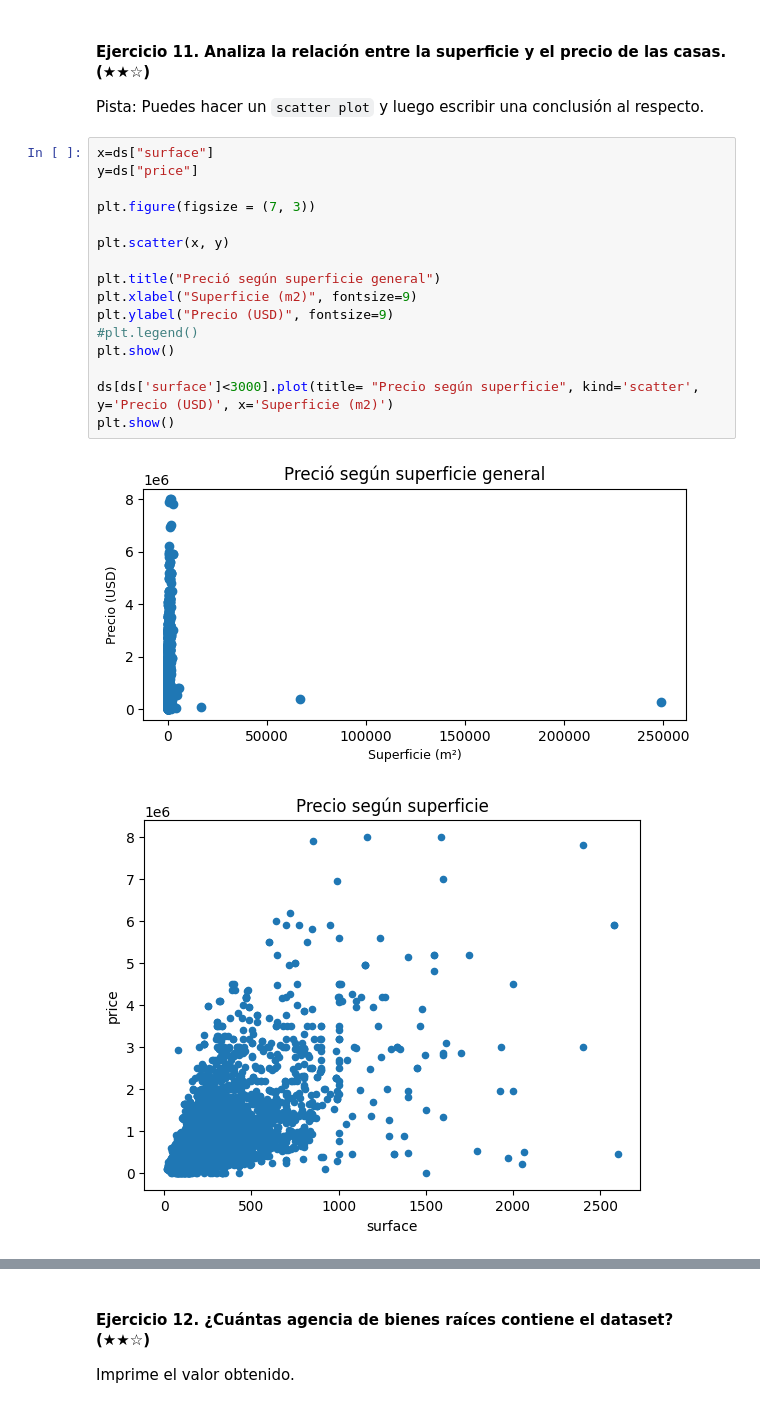
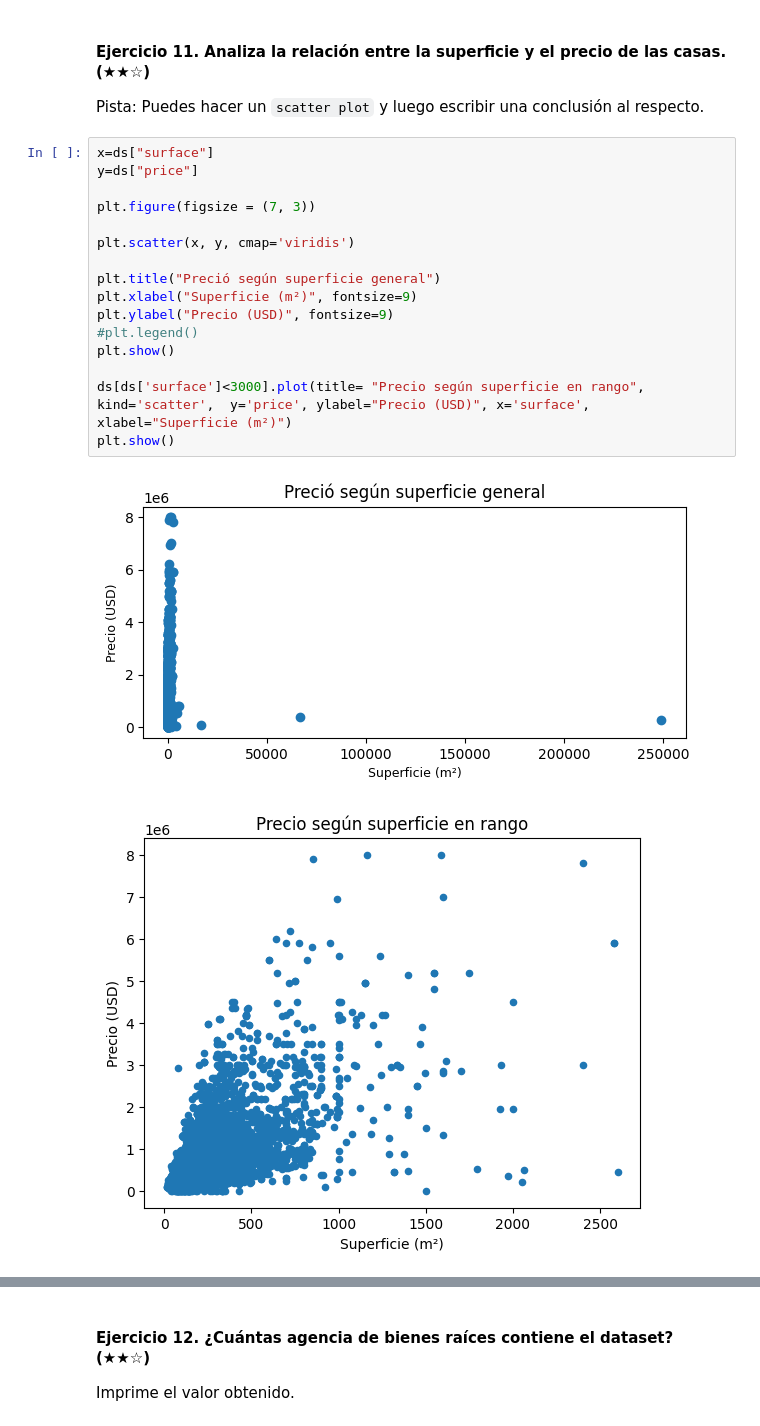
Before and after one commit to mezcolantriz/realestate-datacleanup-exercise-prework, a Jupyter notebook: project.espa.es.ipynb, the cells around one changed output, grey strips where cells are left out. Saved outputs shown, nothing was run; the diff lists cells and outputs as text.

```diff
--- a/project.espa.es.ipynb
+++ b/project.espa.es.ipynb
@@ -302,20 +302,20 @@ Pista: Puedes hacer un `scatter plot` y luego escribir una conclusión al respec
 # %%
 x=ds["surface"]
 y=ds["price"]
 
 plt.figure(figsize = (7, 3))
 
-plt.scatter(x, y)
+plt.scatter(x, y, cmap='viridis')
 
 plt.title("Preció según superficie general")
-plt.xlabel("Superficie (m2)", fontsize=9)
+plt.xlabel("Superficie (m²)", fontsize=9)
 plt.ylabel("Precio (USD)", fontsize=9)
 #plt.legend()
 plt.show()
 
-ds[ds['surface']<3000].plot(title= "Precio según superficie", kind='scatter',  y='Precio (USD)', x='Superficie (m2)')
+ds[ds['surface']<3000].plot(title= "Precio según superficie en rango", kind='scatter',  y='price', ylabel="Precio (USD)", x='surface', xlabel="Superficie (m²)")
 plt.show()
 # %% [output]
 [figure]
-[figure, old version]
+[figure, new version]
 # %% [markdown]
```
Also changed, not shown: parts of 2 cells of this notebook.
